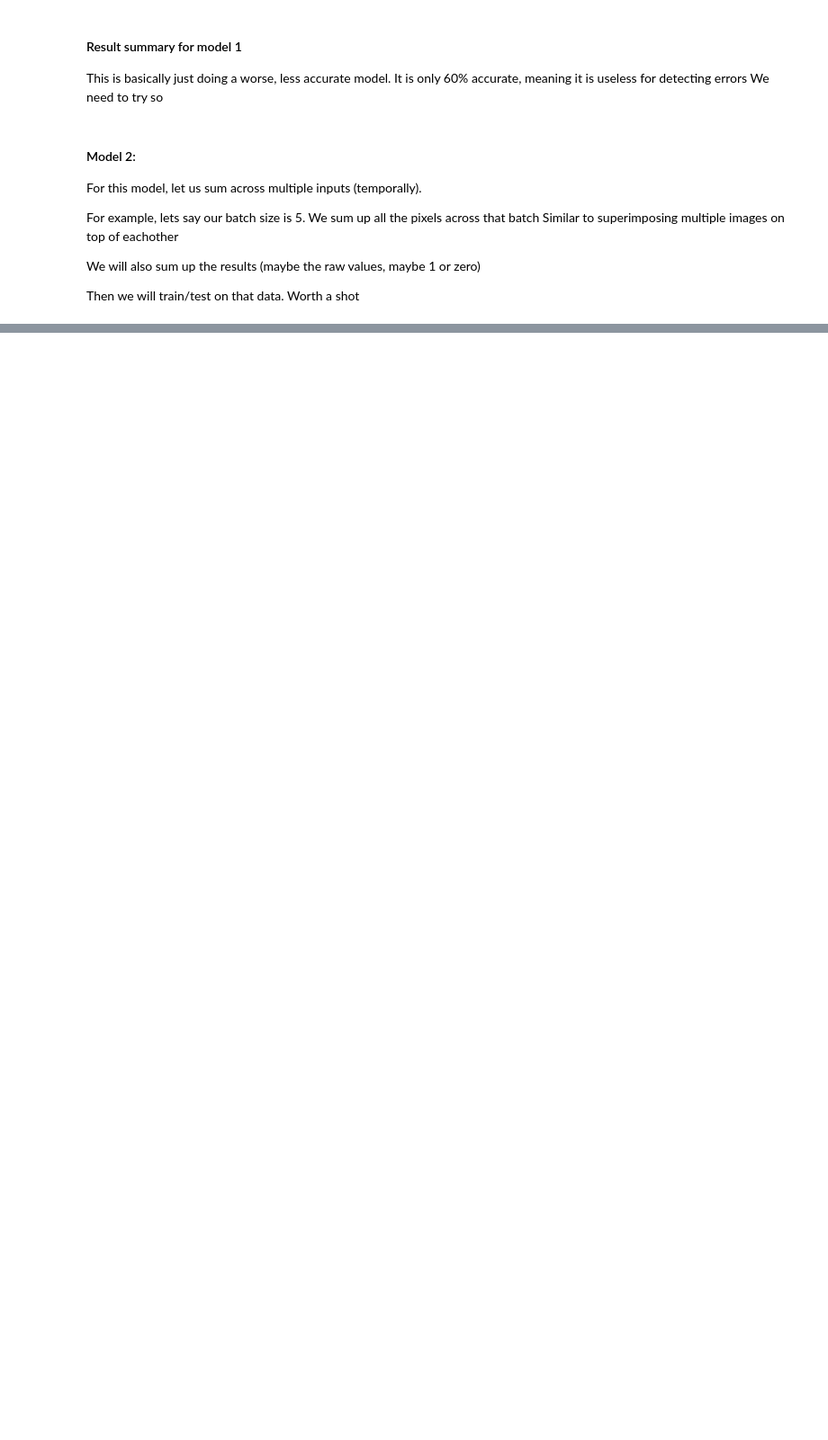
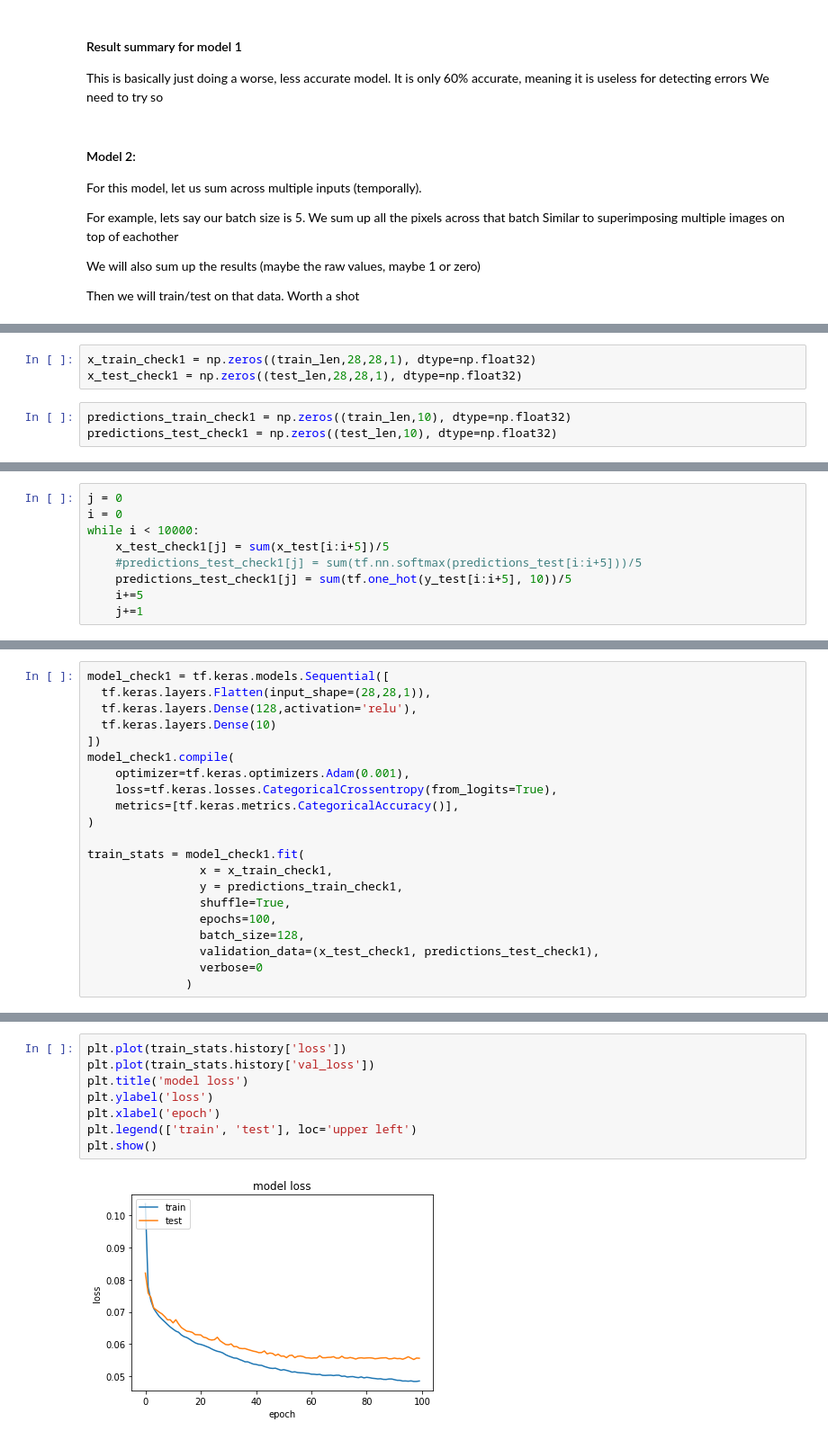
Before and after one commit to dPhanekham/tf2_error_injection, a Jupyter notebook: iris_inject_errors/control_path_fault_detection_test.ipynb, the cells around one changed output, grey strips where cells are left out. Shown at 90% size. Drawn from its saved outputs; the diff is of its cells as text; blank space fills up the shorter version.

```diff
--- a/iris_inject_errors/control_path_fault_detection_test.ipynb
+++ b/iris_inject_errors/control_path_fault_detection_test.ipynb
@@ -194,0 +195,6 @@ Then we will train/test on that data. Worth a shot
+# %%
+x_train_check1 = np.zeros((train_len,28,28,1), dtype=np.float32)
+x_test_check1 = np.zeros((test_len,28,28,1), dtype=np.float32)
+# %%
+predictions_train_check1 = np.zeros((train_len,10), dtype=np.float32)
+predictions_test_check1 = np.zeros((test_len,10), dtype=np.float32)
@@ -194,0 +210,9 @@ Then we will train/test on that data. Worth a shot
+# %%
+j = 0
+i = 0
+while i < 10000:
+    x_test_check1[j] = sum(x_test[i:i+5])/5
+    #predictions_test_check1[j] = sum(tf.nn.softmax(predictions_test[i:i+5]))/5
+    predictions_test_check1[j] = sum(tf.one_hot(y_test[i:i+5], 10))/5
+    i+=5
+    j+=1
@@ -194,0 +228,21 @@ Then we will train/test on that data. Worth a shot
+# %%
+model_check1 = tf.keras.models.Sequential([
+  tf.keras.layers.Flatten(input_shape=(28,28,1)),
+  tf.keras.layers.Dense(128,activation='relu'),
+  tf.keras.layers.Dense(10)
+])
+model_check1.compile(
+    optimizer=tf.keras.optimizers.Adam(0.001),
+    loss=tf.keras.losses.CategoricalCrossentropy(from_logits=True),
+    metrics=[tf.keras.metrics.CategoricalAccuracy()],
+)
+
+train_stats = model_check1.fit(
+                x = x_train_check1,
+                y = predictions_train_check1,
+                shuffle=True,
+                epochs=100,
+                batch_size=128,
+                validation_data=(x_test_check1, predictions_test_check1),
+                verbose=0
+              )
@@ -194,0 +261,10 @@ Then we will train/test on that data. Worth a shot
+# %%
+plt.plot(train_stats.history['loss'])
+plt.plot(train_stats.history['val_loss'])
+plt.title('model loss')
+plt.ylabel('loss')
+plt.xlabel('epoch')
+plt.legend(['train', 'test'], loc='upper left')
+plt.show()
+# %% [output]
+[figure, added]
```
Also changed, not shown: parts of 17 cells of this notebook.
